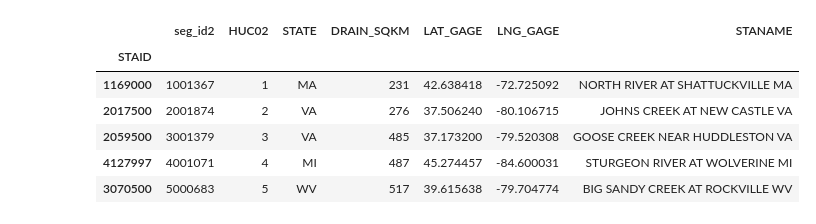
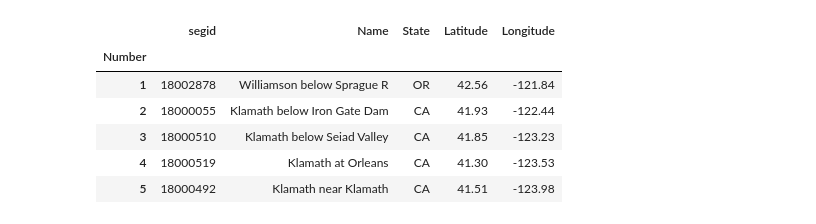
Before and after one commit to nmizukami/LOCA_Downscaling_Analysis, a Jupyter notebook: notebooks/analysis_daily_routed_streamflow_jav.ipynb, the cells around one changed output. Saved outputs shown, nothing was run; the diff lists cells and outputs as text; code cells hidden in the pictures.

```diff
--- a/notebooks/analysis_daily_routed_streamflow_jav.ipynb
+++ b/notebooks/analysis_daily_routed_streamflow_jav.ipynb
@@ -18,23 +25,29 @@ obs_color = "#3498db"
 hist_color = "#34495e"
 rcp_color = "#e74c3c"
 # %%
-#size = 'small'
-size = 'medium'
-#size = 'large'
+size = 'small'
+# size = 'medium'
+# size = 'large'
 #size = 'huc070812'
 
 #lookup = pd.read_csv('/glade/p/ral/hap/mizukami/loca/GF-loca12k/output/selected/gaugeII/gageIInat.csv')
-lookup = pd.read_csv(f'/glade/u/home/jvano/projects/LOCA_Downscaling_Analysis/lists/gageIInat_{size}.csv')
-lookup = lookup.set_index('STAID')
-lookup.head()
+#lookup = pd.read_csv(f'/glade/u/home/jvano/projects/LOCA_Downscaling_Analysis/lists/gageIInat_{size}.csv')
+# lookup = lookup.set_index('STAID')
+# lookup.head()
+
+# lookup_bor = pd.read_csv(f'/glade/u/home/jvano/projects/LOCA_Downscaling_Analysis/lists/basin_evaluated_table3_18.csv')
+lookup_bor = pd.read_csv(f'/glade/u/home/jvano/projects/LOCA_Downscaling_Analysis/lists/basin_evaluated_table3.csv')
+# lookup_bor = pd.read_csv(f'/glade/u/home/jvano/projects/LOCA_Downscaling_Analysis/lists/basin_evaluated_table3_short.csv')
+lookup_bor = lookup_bor.set_index('Number')
+lookup_bor.head()
 # %% [output]
-|  | seg_id2 | HUC02 | STATE | DRAIN_SQKM | LAT_GAGE | LNG_GAGE | STANAME |
-| STAID |  |  |  |  |  |  |  |
-| 1169000 | 1001367 | 1 | MA | 231 | 42.638418 | -72.725092 | NORTH RIVER AT SHATTUCKVILLE MA |
-| 2017500 | 2001874 | 2 | VA | 276 | 37.506240 | -80.106715 | JOHNS CREEK AT NEW CASTLE VA |
-| 2059500 | 3001379 | 3 | VA | 485 | 37.173200 | -79.520308 | GOOSE CREEK NEAR HUDDLESTON VA |
-| 4127997 | 4001071 | 4 | MI | 487 | 45.274457 | -84.600031 | STURGEON RIVER AT WOLVERINE MI |
-| 3070500 | 5000683 | 5 | WV | 517 | 39.615638 | -79.704774 | BIG SANDY CREEK AT ROCKVILLE WV |
+|  | segid | Name | State | Latitude | Longitude |
+| Number |  |  |  |  |  |
+| 1 | 18002878 | Williamson below Sprague R | OR | 42.56 | -121.84 |
+| 2 | 18000055 | Klamath below Iron Gate Dam | CA | 41.93 | -122.44 |
+| 3 | 18000510 | Klamath below Seiad Valley | CA | 41.85 | -123.23 |
+| 4 | 18000519 | Klamath at Orleans | CA | 41.30 | -123.53 |
+| 5 | 18000492 | Klamath near Klamath | CA | 41.51 | -123.98 |
 # %%
 huc_mapping = {'1': '1-2', '2': '1-2',
                '3': '3',
```
Also changed, not shown: parts of 21 cells of this notebook, 9 other files.
